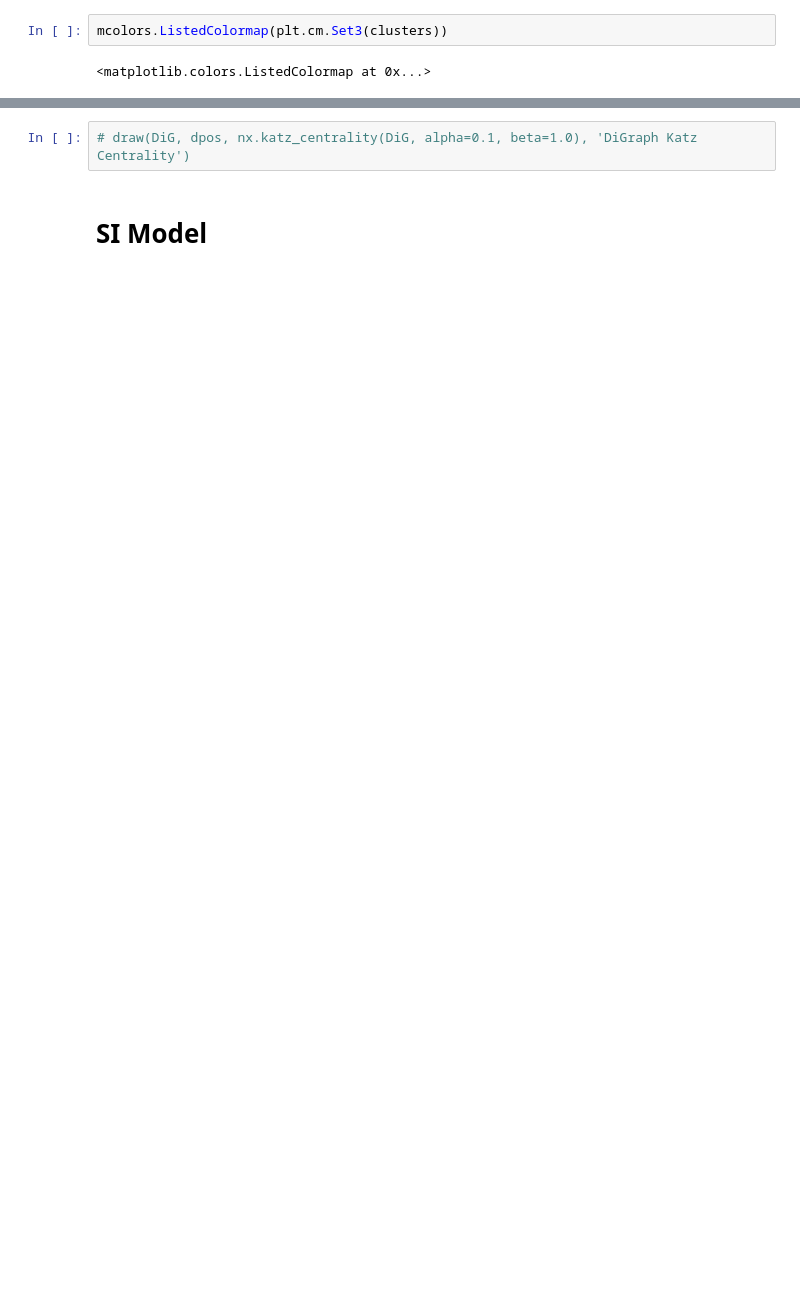
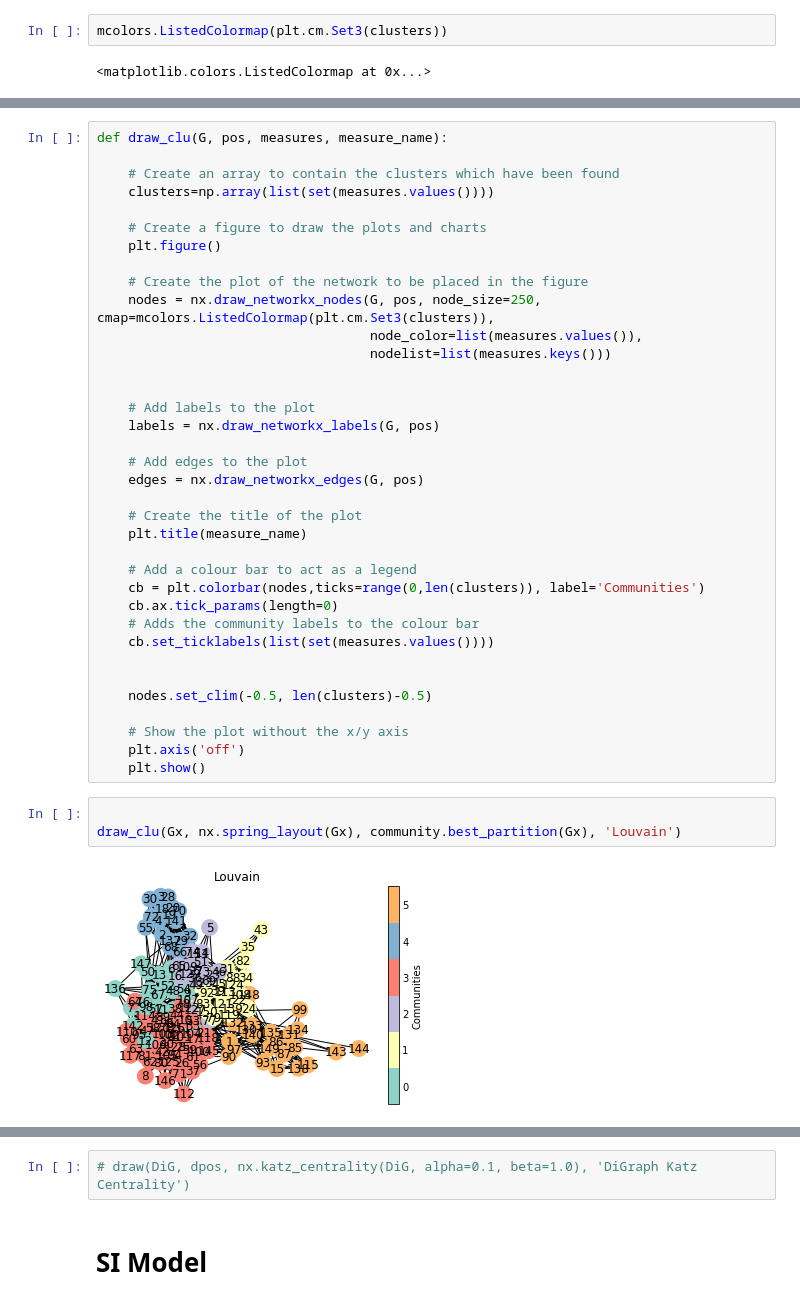
Before and after one commit to Elangoraj/Social-network-analysis, a Jupyter notebook: Networks.ipynb, the cells around one changed output, grey strips where cells are left out. Saved outputs shown, nothing was run; the diff lists cells and outputs as text; blank space fills up the shorter version.

```diff
--- a/Networks.ipynb
+++ b/Networks.ipynb
@@ -421,0 +395,41 @@ mcolors.ListedColormap(plt.cm.Set3(clusters))
+# %%
+def draw_clu(G, pos, measures, measure_name):
+
+    # Create an array to contain the clusters which have been found
+    clusters=np.array(list(set(measures.values())))
+
+    # Create a figure to draw the plots and charts
+    plt.figure()
+
+    # Create the plot of the network to be placed in the figure
+    nodes = nx.draw_networkx_nodes(G, pos, node_size=250, cmap=mcolors.ListedColormap(plt.cm.Set3(clusters)),
+                                   node_color=list(measures.values()),
+                                   nodelist=list(measures.keys()))
+
+
+    # Add labels to the plot
+    labels = nx.draw_networkx_labels(G, pos)
+
+    # Add edges to the plot
+    edges = nx.draw_networkx_edges(G, pos)
+
+    # Create the title of the plot
+    plt.title(measure_name)
+
+    # Add a colour bar to act as a legend
+    cb = plt.colorbar(nodes,ticks=range(0,len(clusters)), label='Communities')
+    cb.ax.tick_params(length=0)
+    # Adds the community labels to the colour bar
+    cb.set_ticklabels(list(set(measures.values())))
+
+
+    nodes.set_clim(-0.5, len(clusters)-0.5)
+
+    # Show the plot without the x/y axis
+    plt.axis('off')
+    plt.show()
+# %%
+
+draw_clu(Gx, nx.spring_layout(Gx), community.best_partition(Gx), 'Louvain')
+# %% [output]
+[figure, added]
```
Also changed, not shown: parts of 31 cells of this notebook.
